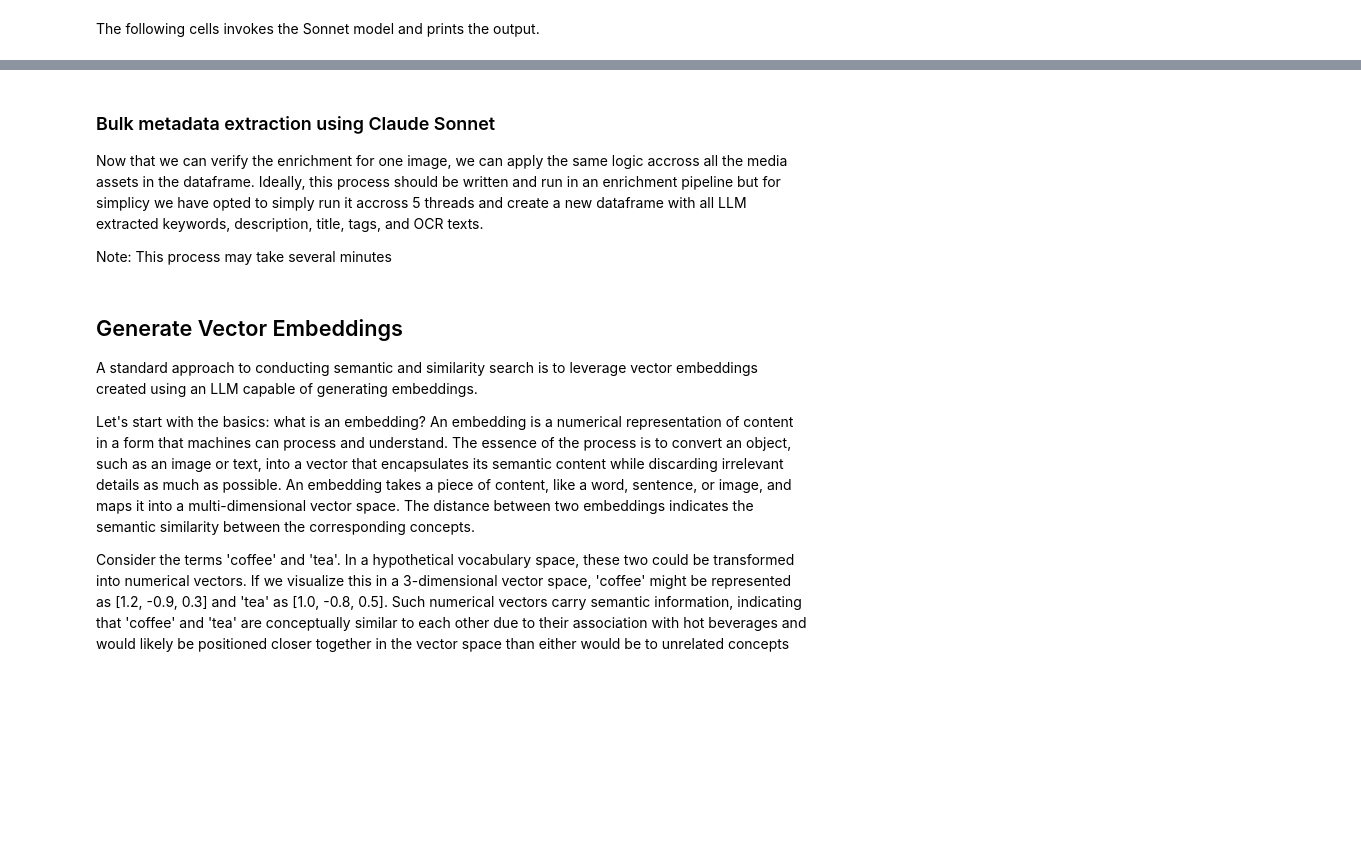
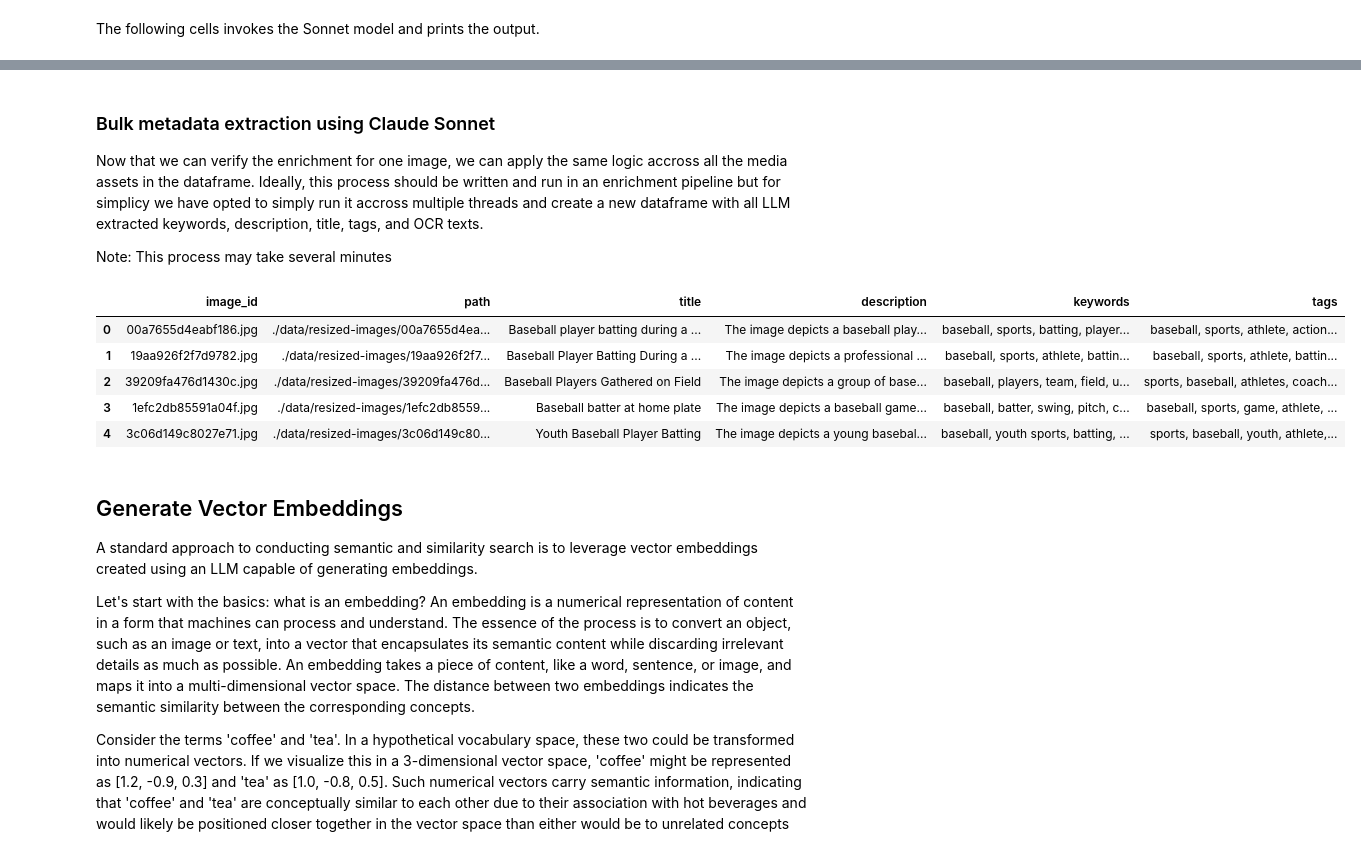
Before and after one commit to nagibshah/semantic-media-search, a Jupyter notebook: 2-data-enrichment.ipynb, the cells around one changed output, grey strips where cells are left out. Drawn from its saved outputs; the diff is of its cells as text; code cells hidden in the pictures; blank space fills up the shorter version.

```diff
--- a/2-data-enrichment.ipynb
+++ b/2-data-enrichment.ipynb
@@ -147,6 +173,6 @@ pprint.pp(response)
 # %% [markdown]
 ### Bulk metadata extraction using Claude Sonnet
 
-Now that we can verify the enrichment for one image, we can apply the same logic accross all the media assets in the dataframe. Ideally, this process should be written and run in an enrichment pipeline but for simplicy we have opted to simply run it accross 5 threads and create a new dataframe with all LLM extracted keywords, description, title, tags, and OCR texts.
+Now that we can verify the enrichment for one image, we can apply the same logic accross all the media assets in the dataframe. Ideally, this process should be written and run in an enrichment pipeline but for simplicy we have opted to simply run it accross multiple threads and create a new dataframe with all LLM extracted keywords, description, title, tags, and OCR texts.
 
 Note: This process may take several minutes
@@ -180,6 +179,36 @@ print(f"Processed {len(list_images)} in {duration} seconds")
+# %%
+from tqdm import tqdm
+import tqdm.notebook as tq
+
+# called by each thread
+def get_metadata(item):
+    message_mm = prepare_mm_input(item.iloc[1])
+    response = generate_metadata(bedrock_client, model_id = modelid,messages=message_mm,max_tokens=512,temp=0.5,top_p=0.9)
+    json_response = json.loads(response)
+    response = {
+        "image_id":item.iloc[0],
+        "path":item.iloc[1],
+        "title":json_response["title"],
+        "description":json_response["description"],
+        "keywords":json_response["keywords"],
+        "tags":json_response["tags"]
+    }
+    return response
+
+metadata_list = []
+for idx, record in tq.tqdm(df_images.iterrows(), total=len(df_images)):
+    response = get_metadata(record)
+    metadata_list.append(response)
 # %%
-df_metadata = pd.DataFrame(results)
+df_metadata = pd.DataFrame(metadata_list)
 df_metadata.head()
+# %% [output]
+|  | image_id | path | title | description | keywords | tags |
+| 0 | 00a7655d4eabf186.jpg | ./data/resized-images/00a7655d4ea... | Baseball player batting during a ... | The image depicts a baseball play... | baseball, sports, batting, player... | baseball, sports, athlete, action... |
+| 1 | 19aa926f2f7d9782.jpg | ./data/resized-images/19aa926f2f7... | Baseball Player Batting During a ... | The image depicts a professional ... | baseball, sports, athlete, battin... | baseball, sports, athlete, battin... |
+| 2 | 39209fa476d1430c.jpg | ./data/resized-images/39209fa476d... | Baseball Players Gathered on Field | The image depicts a group of base... | baseball, players, team, field, u... | sports, baseball, athletes, coach... |
+| 3 | 1efc2db85591a04f.jpg | ./data/resized-images/1efc2db8559... | Baseball batter at home plate | The image depicts a baseball game... | baseball, batter, swing, pitch, c... | baseball, sports, game, athlete, ... |
+| 4 | 3c06d149c8027e71.jpg | ./data/resized-images/3c06d149c80... | Youth Baseball Player Batting | The image depicts a young basebal... | baseball, youth sports, batting, ... | sports, baseball, youth, athlete,... |
 # %% [markdown]
 ## Generate Vector Embeddings
 
```
Also changed, not shown: parts of 9 cells of this notebook, 3 other files.
